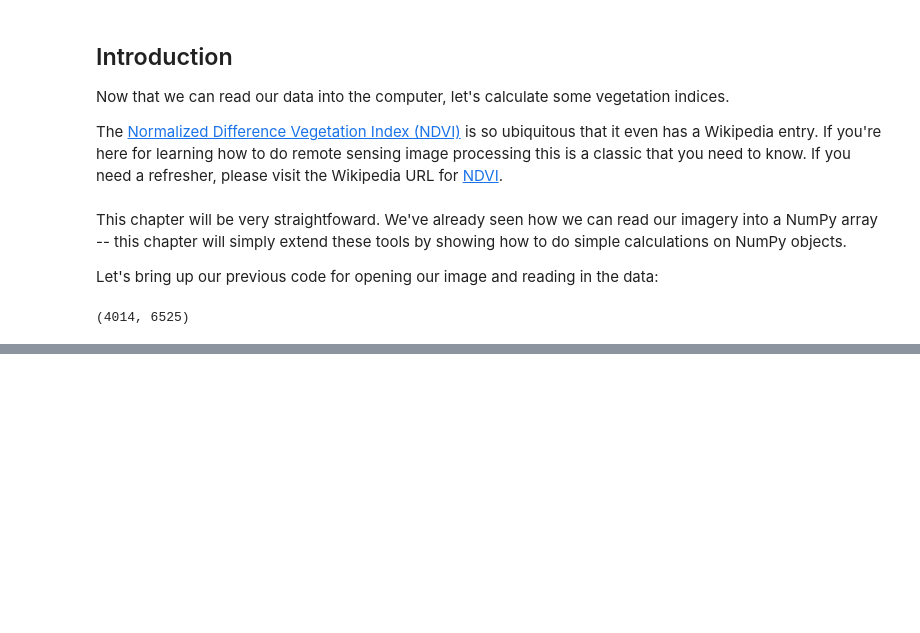
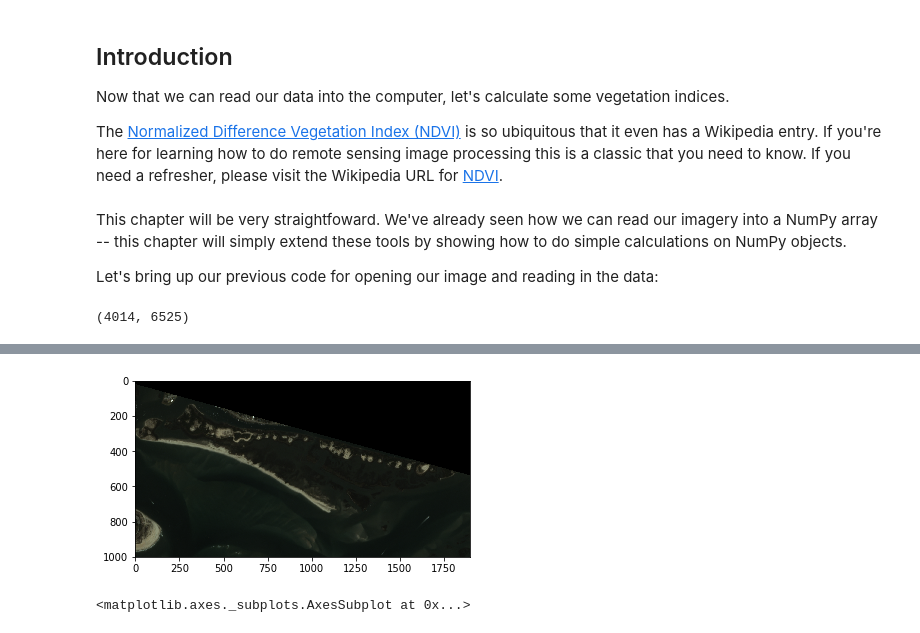
Before and after one commit to ceholden/open-geo-tutorial, a Jupyter notebook: Python/chapters/chapter_2_indices.ipynb, the cells around one changed output, grey strips where cells are left out. Drawn from its saved outputs; the diff is of its cells as text; code cells hidden in the pictures; blank space fills up the shorter version.

```diff
--- a/Python/chapters/chapter_2_indices.ipynb
+++ b/Python/chapters/chapter_2_indices.ipynb
@@ -54 +46,13 @@ rasterio.plot.show(dataset.read(4), transform=dataset.transform, cmap='pink')
+# %%
+def color_stretch(image, index):
+    colors = image[index, :, :].astype(np.float64) # select the bands as indicated by the index argument
+    for b in range(colors.shape[0]):
+        colors[b, :, :] = rasterio.plot.adjust_band(colors[b, :, :]) # use the rasterio adjust band function for normalization
+    return colors
+# %%
+img321 = color_stretch(clipped_img, [2, 1, 0]) # apply the color stretch and select bands
+show(img321)
+# %% [output]
+[figure, added]
+<matplotlib.axes._subplots.AxesSubplot at 0x...>
 # %%
```
Also changed, not shown: parts of 14 cells of this notebook, 6 other files.
